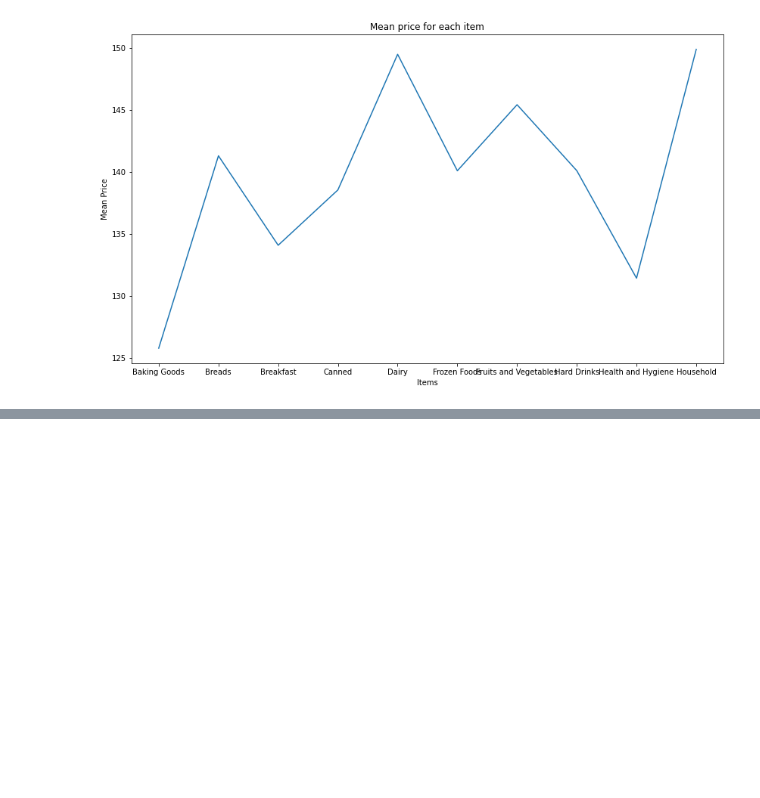
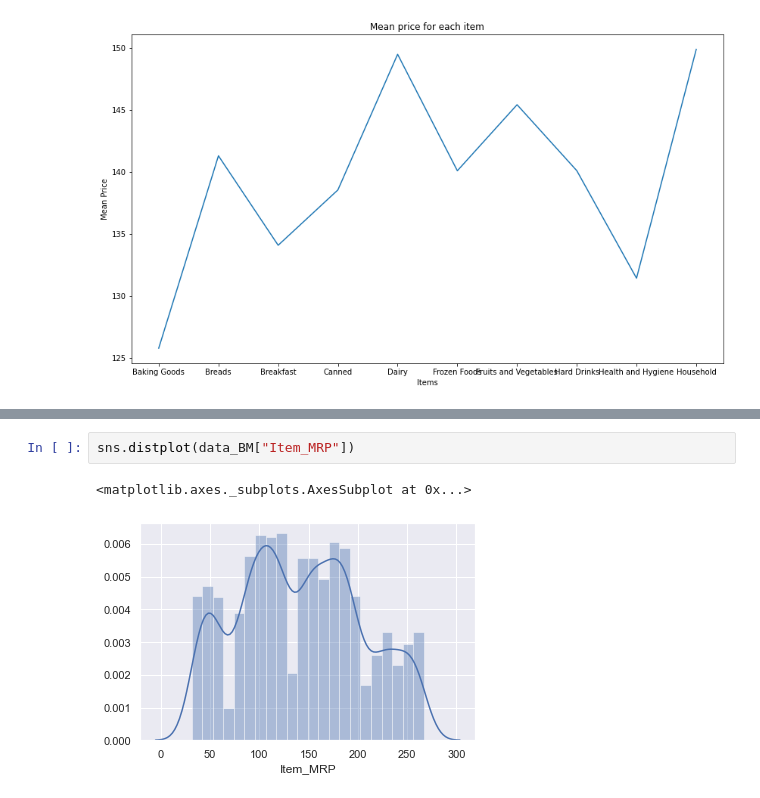
Before and after one commit to danielabouelezz/Introduction-to-Python-Basics-Implementation-, a Jupyter notebook: Data Manipulation and Visualization/Training.ipynb, the cells around one changed output, grey strips where cells are left out. Saved outputs shown, nothing was run; the diff lists cells and outputs as text; blank space fills up the shorter version.

```diff
--- a/Data Manipulation and Visualization/Training.ipynb
+++ b/Data Manipulation and Visualization/Training.ipynb
@@ -670,0 +709,5 @@ plt.plot(x, y)
+# %%
+sns.distplot(data_BM["Item_MRP"])
+# %% [output]
+<matplotlib.axes._subplots.AxesSubplot at 0x...>
+[figure, added]
```
Also changed, not shown: parts of 22 cells of this notebook.
